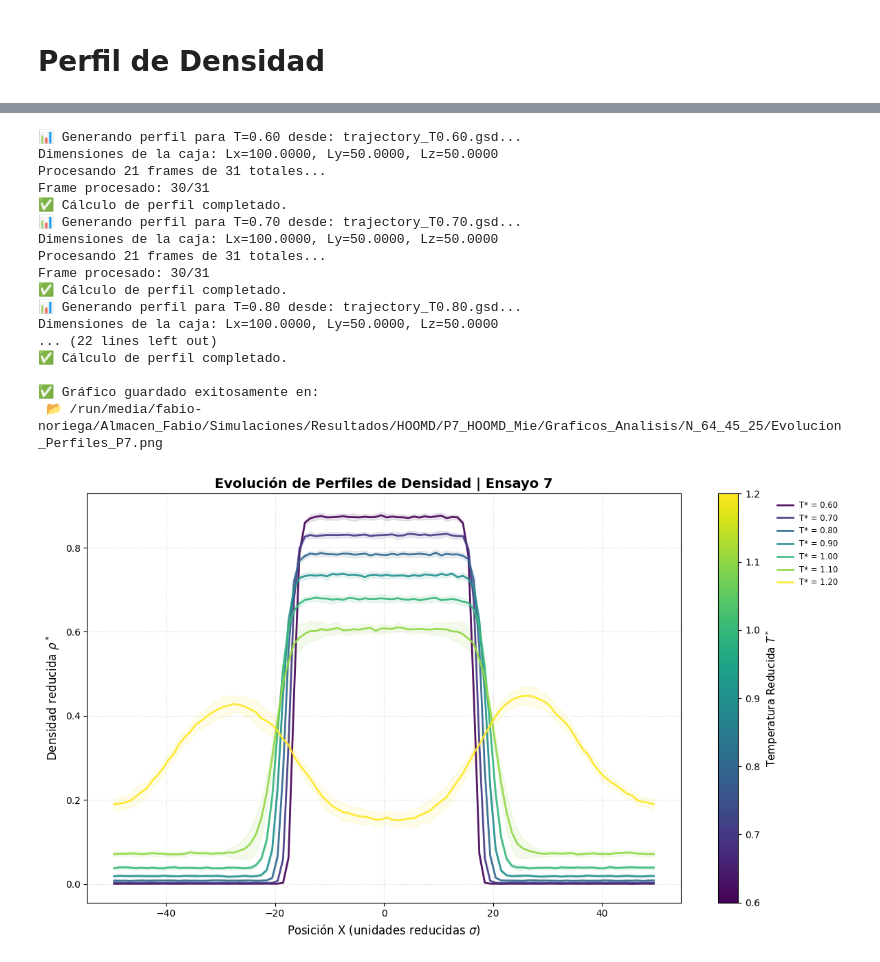
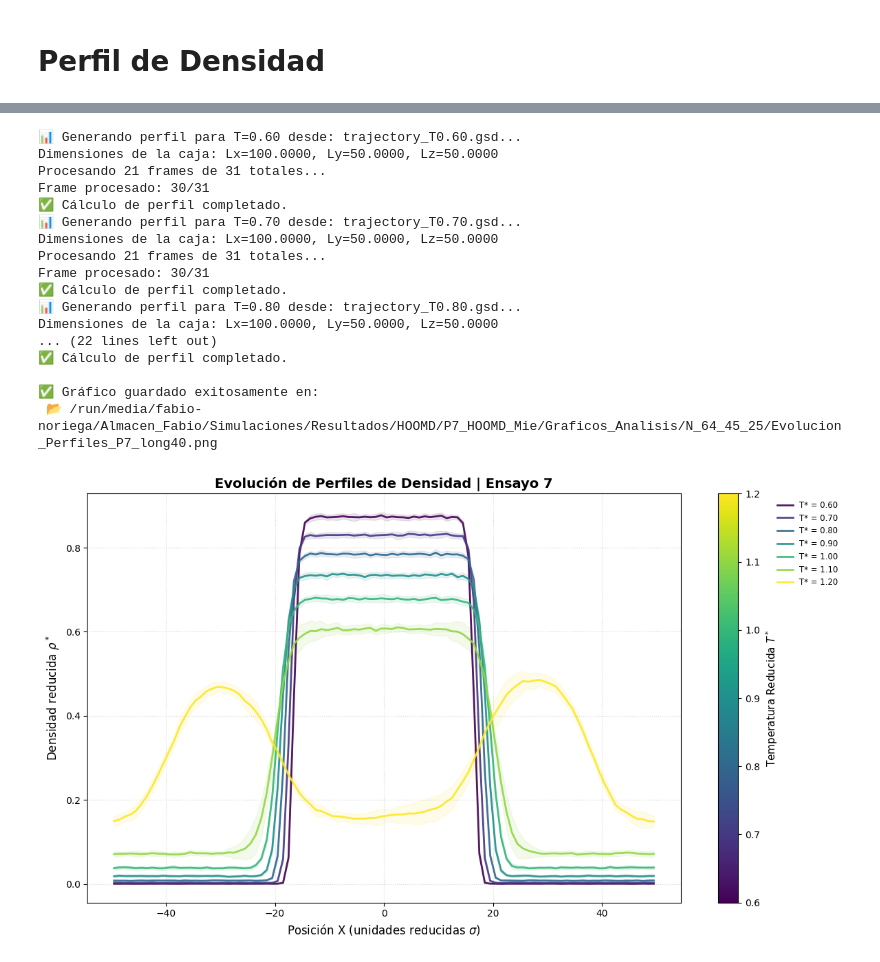
Before and after one commit to FabioNH86/Molecular-Dinamics, a Jupyter notebook: Perfil_densidad.ipynb, the cells around one changed output, grey strips where cells are left out. Drawn from its saved outputs; the diff is of its cells as text; code cells hidden in the pictures.

```diff
--- a/Perfil_densidad.ipynb
+++ b/Perfil_densidad.ipynb
@@ -41,6 +43,7 @@ temperaturas = [T for T in temperaturas_originales if T != 0.95]
 
 # Corrección en la celda de tu IPYNB:
 configuracion = 'N_64_45_25'
+long = 40  # Longitud de la caja (ajustar según tu simulación)
 
 ruta_comun = f'/run/media/fabio-noriega/Almacen_Fabio/Simulaciones/Resultados/HOOMD/P{num_prueba}_HOOMD_Mie'
 ruta_graficos = os.path.join(ruta_comun, f'Graficos_Analisis/{configuracion}')
@@ -62,7 +65,11 @@ cmap = cm.viridis
 # -- PROCESAMIENTO DE ARCHIVOS GSD --
 for T in temperaturas:
     nombre_carpeta = configuracion
-    ruta_busqueda = os.path.join(ruta_comun, nombre_carpeta, f"trajectory_T{T:.2f}.gsd")
+
+    if T == 1.20:
+        ruta_busqueda = os.path.join(ruta_comun, nombre_carpeta, f"trajectory_T{T:.2f}_long{long}.gsd")
+    else:
+        ruta_busqueda = os.path.join(ruta_comun, nombre_carpeta, f"trajectory_T{T:.2f}.gsd")
     archivos = glob.glob(ruta_busqueda)
 
     if not archivos:
@@ -102,36 +109,36 @@ sm.set_array([])
 cbar = fig.colorbar(sm, ax=ax)
 cbar.set_label('Temperatura Reducida $T^*$', fontsize=11)
 
 ax.grid(True, linestyle=':', alpha=0.5)
 ax.legend(bbox_to_anchor=(1.15, 1), loc='upper left', fontsize='small', frameon=False)
 
 plt.tight_layout()
 
 # Guardar y desplegar en el notebook
-ruta_salida = os.path.join(ruta_graficos, f"Evolucion_Perfiles_P{num_prueba}.png")
+ruta_salida = os.path.join(ruta_graficos, f"Evolucion_Perfiles_P{num_prueba}_long{long}.png")
 plt.savefig(ruta_salida, dpi=300, bbox_inches='tight')
 print(f"\n✅ Gráfico guardado exitosamente en:\n 📂 {ruta_salida}")
 
 plt.show()
 # %% [output]
 📊 Generando perfil para T=0.60 desde: trajectory_T0.60.gsd...
 Dimensiones de la caja: Lx=100.0000, Ly=50.0000, Lz=50.0000
 Procesando 21 frames de 31 totales...
 Frame procesado: 30/31
 ✅ Cálculo de perfil completado.
 📊 Generando perfil para T=0.70 desde: trajectory_T0.70.gsd...
 Dimensiones de la caja: Lx=100.0000, Ly=50.0000, Lz=50.0000
 Procesando 21 frames de 31 totales...
 Frame procesado: 30/31
 ✅ Cálculo de perfil completado.
 📊 Generando perfil para T=0.80 desde: trajectory_T0.80.gsd...
 Dimensiones de la caja: Lx=100.0000, Ly=50.0000, Lz=50.0000
 ... (22 lines left out)
 ✅ Cálculo de perfil completado.
 
 ✅ Gráfico guardado exitosamente en:
- 📂 /run/media/fabio-noriega/Almacen_Fabio/Simulaciones/Resultados/HOOMD/P7_HOOMD_Mie/Graficos_Analisis/N_64_45_25/Evolucion_Perfiles_P7.png
+ 📂 /run/media/fabio-noriega/Almacen_Fabio/Simulaciones/Resultados/HOOMD/P7_HOOMD_Mie/Graficos_Analisis/N_64_45_25/Evolucion_Perfiles_P7_long40.png
-[figure, old version]
+[figure, new version]
 # %%
 print(f'La densidad máxima es: {rho_prom.max():.2f} (Debería ser: 0.4367). Con una desviación estándar de: {rho_std.mean():.4f}')
 print(f'La densidad mínima es: {rho_prom.min():.2f} (Debería ser: 0.2047). Con una desviación estándar de: {rho_std.mean():.4f}')
```
Also changed, not shown: parts of 2 cells of this notebook, 2 other files.
